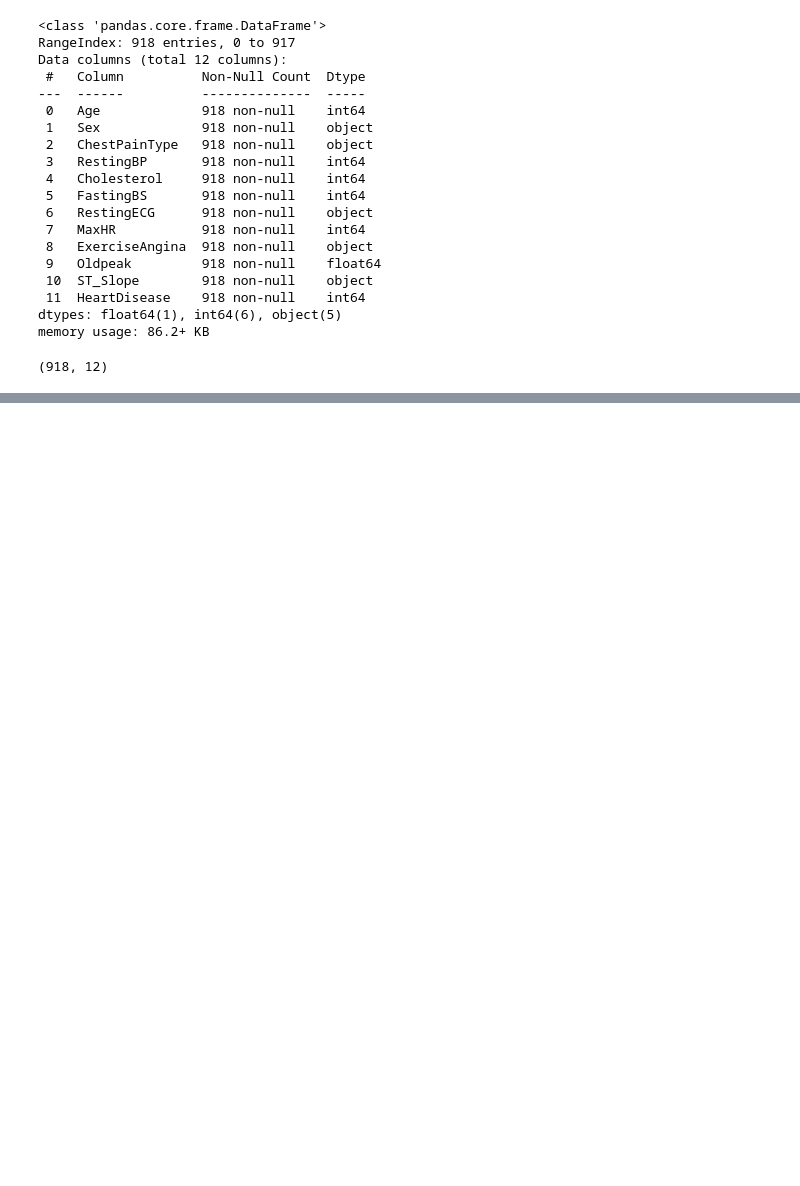
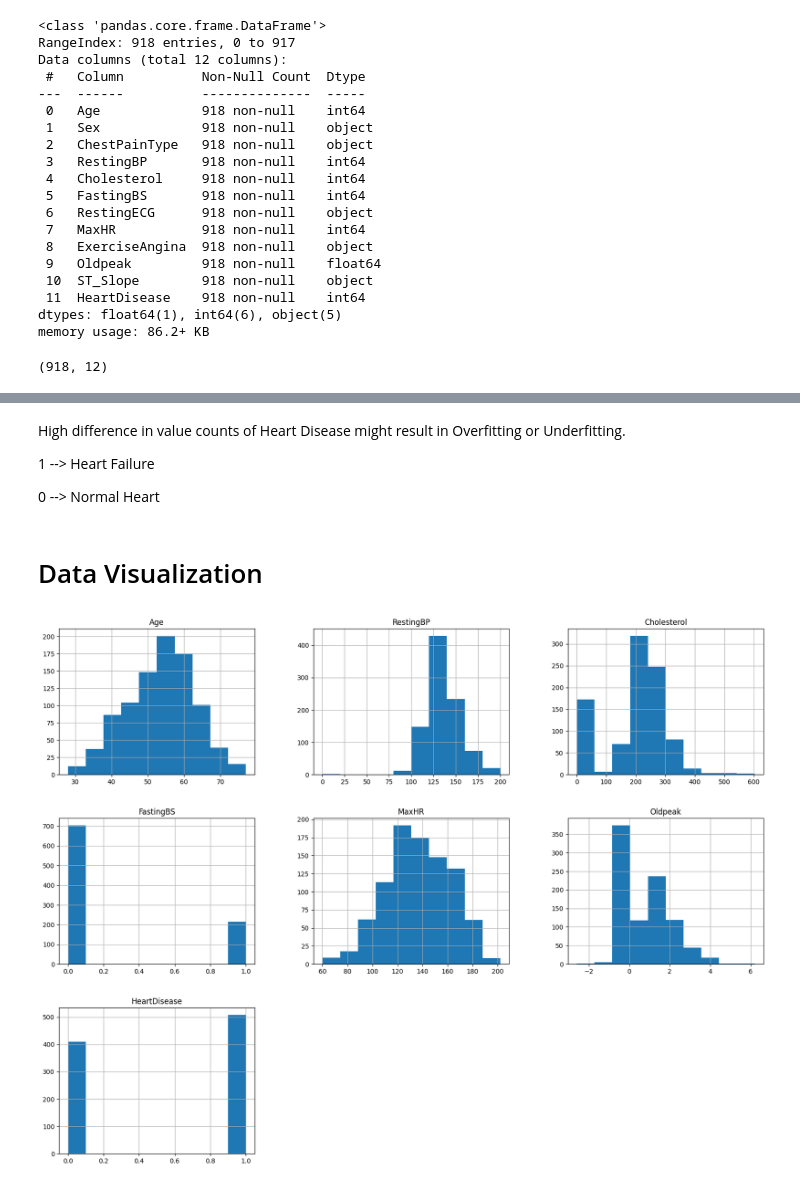
Before and after one commit to sportole/heart-failure-prediction, a Jupyter notebook: Heart_Disease_Prediction.ipynb, the cells around one changed output, grey strips where cells are left out. Saved outputs shown, nothing was run; the diff lists cells and outputs as text; code cells hidden in the pictures; blank space fills up the shorter version.

Commit message:
Data Visualization

```diff
--- a/Heart_Disease_Prediction.ipynb
+++ b/Heart_Disease_Prediction.ipynb
@@ -114,0 +159,13 @@ heart_df.shape
+# %% [markdown]
+High difference in value counts of Heart Disease might result in Overfitting or Underfitting.
+
+1 --> Heart Failure
+
+0 --> Normal Heart
+# %% [markdown]
+# Data Visualization
+# %%
+heart_df.hist(figsize=(20,15)) #20x15 inches
+plt.show()
+# %% [output]
+[figure, added]
```
Also changed, not shown: parts of 21 cells of this notebook.
